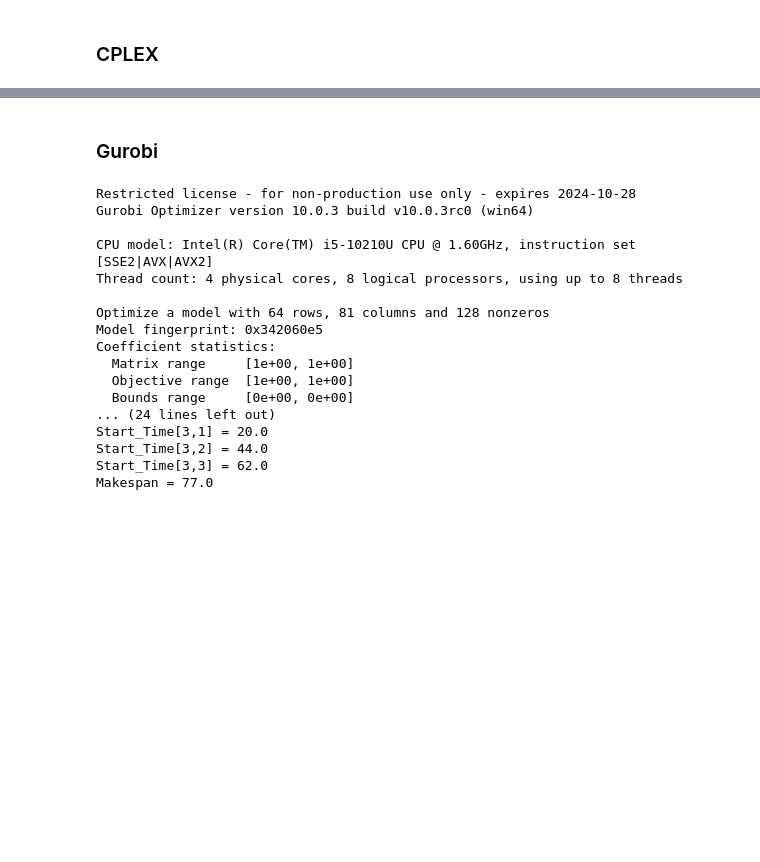
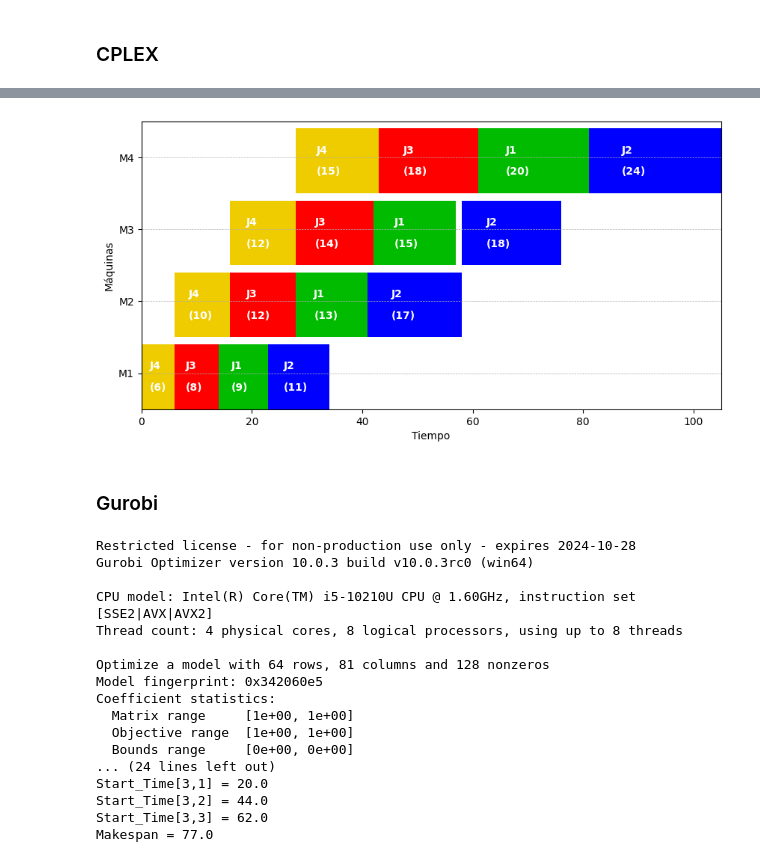
Before and after one commit to Luis-Valenzuela-Concha/Tarea3-Optimizacion, a Jupyter notebook: liao-you.ipynb, the cells around one changed output, grey strips where cells are left out. Drawn from its saved outputs; the diff is of its cells as text; code cells hidden in the pictures; blank space fills up the shorter version.

Commit message:
liao-you cplex

```diff
--- a/liao-you.ipynb
+++ b/liao-you.ipynb
@@ -173,0 +91,84 @@ NameError: name 'LpVariable' is not defined
+# %%
+from docplex.mp.model import Model
+import numpy as np
+import matplotlib.pyplot as plt
+
+# Datos proporcionados
+T = np.array([[9, 13, 15, 20],
+              [11, 17, 18, 24],
+              [8, 12, 14, 18],
+              [6, 10, 12, 15]])
+T = T.transpose()
+
+N = len(T[0])  # Número de trabajos
+M = len(T)     # Número de máquinas
+P = 100000  # Una constante grande, suficiente para actuar como 'M' en el modelo
+
+
+# Crear el modelo
+model_cplex = Model(name="Liao-You_Model")
+
+# Definir las variables
+D = {(i, k): model_cplex.binary_var(name=f"D_{i}_{k}") for i in range(N) for k in range(N)}
+S = {(r, i): model_cplex.integer_var(name=f"S_{r}_{i}") for r in range(M) for i in range(N)}
+q = {(r, i, k): model_cplex.integer_var(name=f"q_{r}_{i}_{k}") for r in range(M) for i in range(N) for k in range(N)}
+C_max = model_cplex.integer_var(name="C_max")
+
+# Función objetivo
+model_cplex.minimize(C_max)
+
+# Restricciones
+# Flujo de trabajos en cada máquina
+for r in range(M-1):
+    for i in range(N):
+        model_cplex.add_constraint(S[r, i] + T[r][i] <= S[r+1, i])
+
+
+# Secuencia de trabajos en cada máquina
+for r in range(M):
+    for i in range(N):
+        for k in range(i+1, N):
+            model_cplex.add_constraint(S[r, i] - S[r, k] + P * D[i, k] - T[r][k] == q[r, i, k])
+
+# Precedencia de trabajos en las máquinas
+for r in range(M):
+    for i in range(N):
+        for k in range(i+1, N):
+            model_cplex.add_constraint(P - T[r][i] - T[r][k] >= q[r, i, k])
+
+# Restricciones de makespan
+for i in range(N):
+    model_cplex.add_constraint(C_max >= S[M-1, i] + T[M-1][i])
+
+# Resolver el modelo
+solution_cplex = model_cplex.solve()
+
+# Imprimir la solución
+print("Objective Value:", model_cplex.objective_value)
+
+# Carta Gannt
+matriz = []
+for r in range(M):
+    maquina = []
+    for i in range(N):
+        maquina.append([int(S[r,i].solution_value),int(S[r,i].solution_value + T[r][i])])
+    matriz.append(maquina)
+
+fig, gantt = plt.subplots(figsize=(10, 5))
+gantt.set_xlabel('Tiempo')
+gantt.set_ylabel('Máquinas')
+gantt.set_xlim(0, model_cplex.objective_value)
+gantt.set_ylim(0, M * 10)
+gantt.set_yticks(np.arange(5, M * 10, 10))
+gantt.set_yticklabels(['M' + str(i) for i in range(1, M+1)])
+gantt.grid(True, which='both', axis='y', linestyle='--', linewidth=0.5)
+colores = ['#00BB00', 'blue', 'red', '#EECC00']
+
+for r in range(M):
+    for j in range(N):
+        inicio = matriz[r][j][0]
+        duracion = matriz[r][j][1] - matriz[r][j][0]
+        gantt.broken_barh([(inicio, duracion)], ((r) * 10, 9), facecolors=colores[j])
+        gantt.text(x=(inicio + duracion/4), y=((r) * 10 + 6), s='J'+str(j+1), va='center', color='white', fontweight='bold')
+        gantt.text(x=(inicio + duracion/4), y=((r) * 10 + 3), s='('+str(duracion)+')', va='center', color='white', fontweight='bold')
+# %% [output]
@@ -174,3 +176,4 @@ NameError: name 'LpVariable' is not defined
+[figure, added]
 # %% [markdown]
 ### Gurobi
 # %%
```
Also changed, not shown: parts of 3 cells of this notebook.
